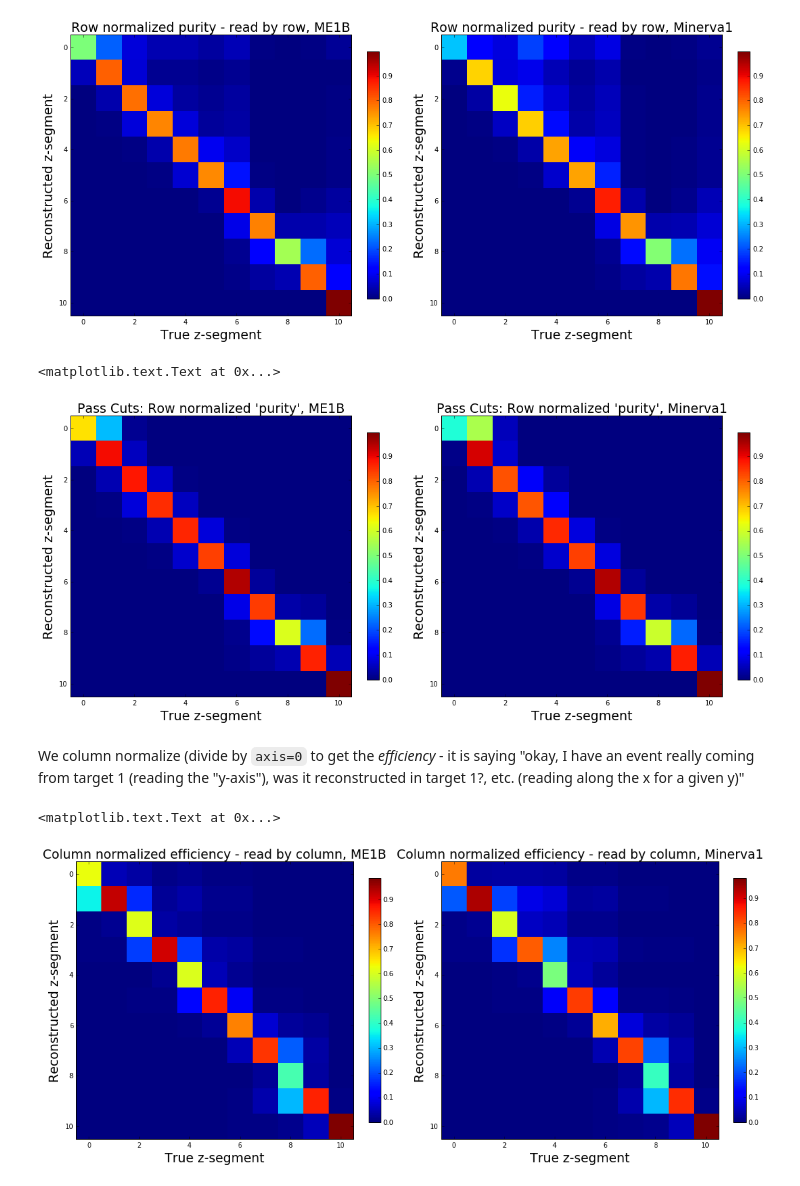
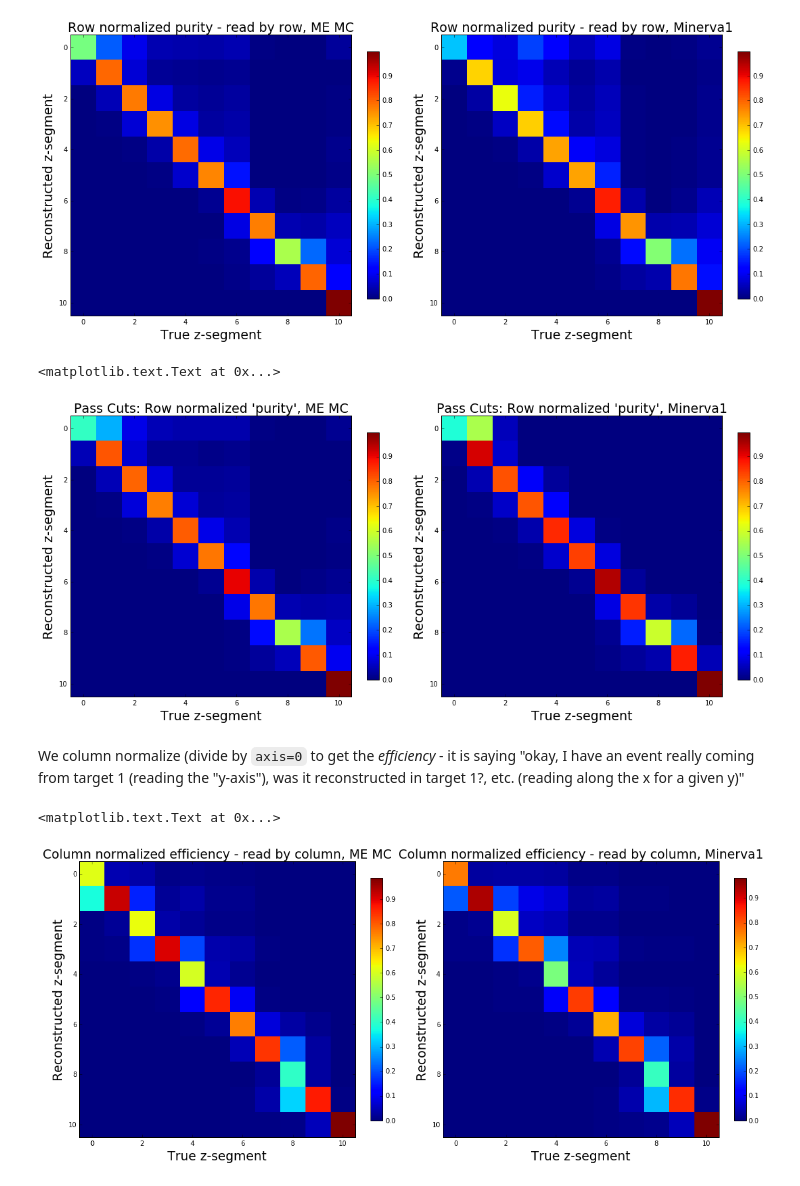
Before and after one commit to faizaakbar/ANNMINERvA, a Jupyter notebook: understanding_tracking_perf.ipynb, the cells around one changed output. Cells and saved outputs as stored; diff of their text form; code cells hidden in the pictures.

```diff
--- a/understanding_tracking_perf.ipynb
+++ b/understanding_tracking_perf.ipynb
@@ -71,23 +71,23 @@ plt.ylabel('Reconstructed z-segment', fontsize=19)
 # %%
 fig = plt.figure(figsize=(18,12))
 gs = plt.GridSpec(1, 2)
 
 ax = plt.subplot(gs[0])
-im = ax.imshow(pur_pass_me1Bmc, cmap=plt.get_cmap('jet'), interpolation='nearest')
+im = ax.imshow(pur_pass_memc, cmap=plt.get_cmap('jet'), interpolation='nearest')
 cbar = plt.colorbar(im, fraction=0.04)
-plt.title("Pass Cuts: Row normalized 'purity', ME1B", fontsize=19)
+plt.title("Pass Cuts: Row normalized 'purity', ME MC", fontsize=19)
 plt.xlabel('True z-segment', fontsize=19)
 plt.ylabel('Reconstructed z-segment', fontsize=19)
 
 ax = plt.subplot(gs[1])
 im = ax.imshow(pur_pass_minerva1mc, cmap=plt.get_cmap('jet'), interpolation='nearest')
 cbar = plt.colorbar(im, fraction=0.04)
 plt.title("Pass Cuts: Row normalized 'purity', Minerva1", fontsize=19)
 plt.xlabel('True z-segment', fontsize=19)
 plt.ylabel('Reconstructed z-segment', fontsize=19)
 # %% [output]
 <matplotlib.text.Text at 0x...>
-[figure, old version]
+[figure, new version]
 # %% [markdown]
 We column normalize (divide by `axis=0` to get the _efficiency_ - it is saying "okay, I have an event really coming from target 1 (reading the "y-axis"), was it reconstructed in target 1?, etc. (reading along the x for a given y)"
 # %%
@@ -95,9 +95,9 @@ fig = plt.figure(figsize=(18,12))
 gs = plt.GridSpec(1, 2)
 
 ax = plt.subplot(gs[0])
-im = ax.imshow(eff_all_me1Bmc, cmap=plt.get_cmap('jet'), interpolation='nearest')
+im = ax.imshow(eff_all_memc, cmap=plt.get_cmap('jet'), interpolation='nearest')
 cbar = plt.colorbar(im, fraction=0.04)
-plt.title("Column normalized efficiency - read by column, ME1B", fontsize=19)
+plt.title("Column normalized efficiency - read by column, ME MC", fontsize=19)
 plt.xlabel('True z-segment', fontsize=19)
 plt.ylabel('Reconstructed z-segment', fontsize=19)
 
@@ -109,7 +109,7 @@ plt.xlabel('True z-segment', fontsize=19)
 plt.ylabel('Reconstructed z-segment', fontsize=19)
 # %% [output]
 <matplotlib.text.Text at 0x...>
-[figure, old version]
+[figure, new version]
 # %%
 fig = plt.figure(figsize=(18,12))
 gs = plt.GridSpec(1, 2)
```
Also changed, not shown: parts of 6 cells of this notebook, 1 other file.
